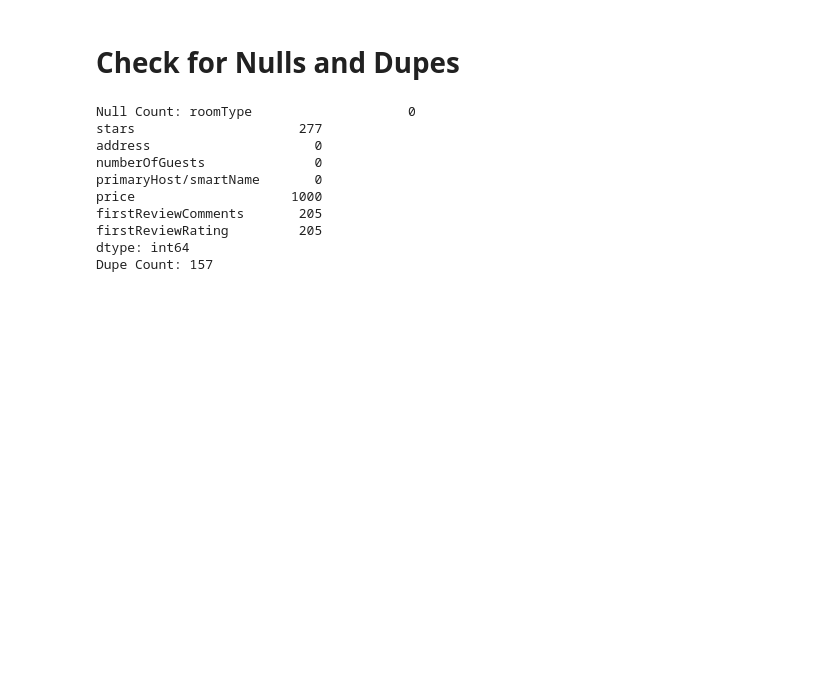
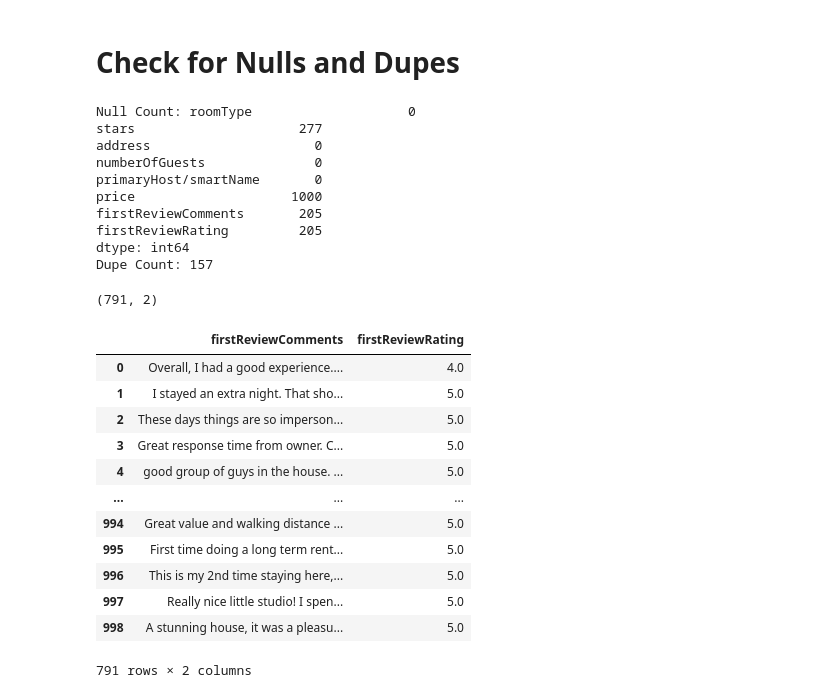
Before and after one commit to MaukanMir/AIRBNB-Las_vegas-Listing, a Jupyter notebook: training.ipynb, the cells around one changed output. Saved outputs shown, nothing was run; the diff lists cells and outputs as text; code cells hidden in the pictures; blank space fills up the shorter version.

```diff
--- a/training.ipynb
+++ b/training.ipynb
@@ -149,0 +153,20 @@ df.drop_duplicates(inplace=True)
+# %%
+df.shape
+# %% [output]
+(791, 2)
+# %%
+df
+# %% [output]
+|  | firstReviewComments | firstReviewRating |
+| 0 | Overall, I had a good experience.... | 4.0 |
+| 1 | I stayed an extra night. That sho... | 5.0 |
+| 2 | These days things are so imperson... | 5.0 |
+| 3 | Great response time from owner. C... | 5.0 |
+| 4 | good group of guys in the house. ... | 5.0 |
+| ... | ... | ... |
+| 994 | Great value and walking distance ... | 5.0 |
+| 995 | First time doing a long term rent... | 5.0 |
+| 996 | This is my 2nd time staying here,... | 5.0 |
+| 997 | Really nice little studio! I spen... | 5.0 |
+| 998 | A stunning house, it was a pleasu... | 5.0 |
+791 rows × 2 columns
```
Also changed, not shown: parts of 5 cells of this notebook.
